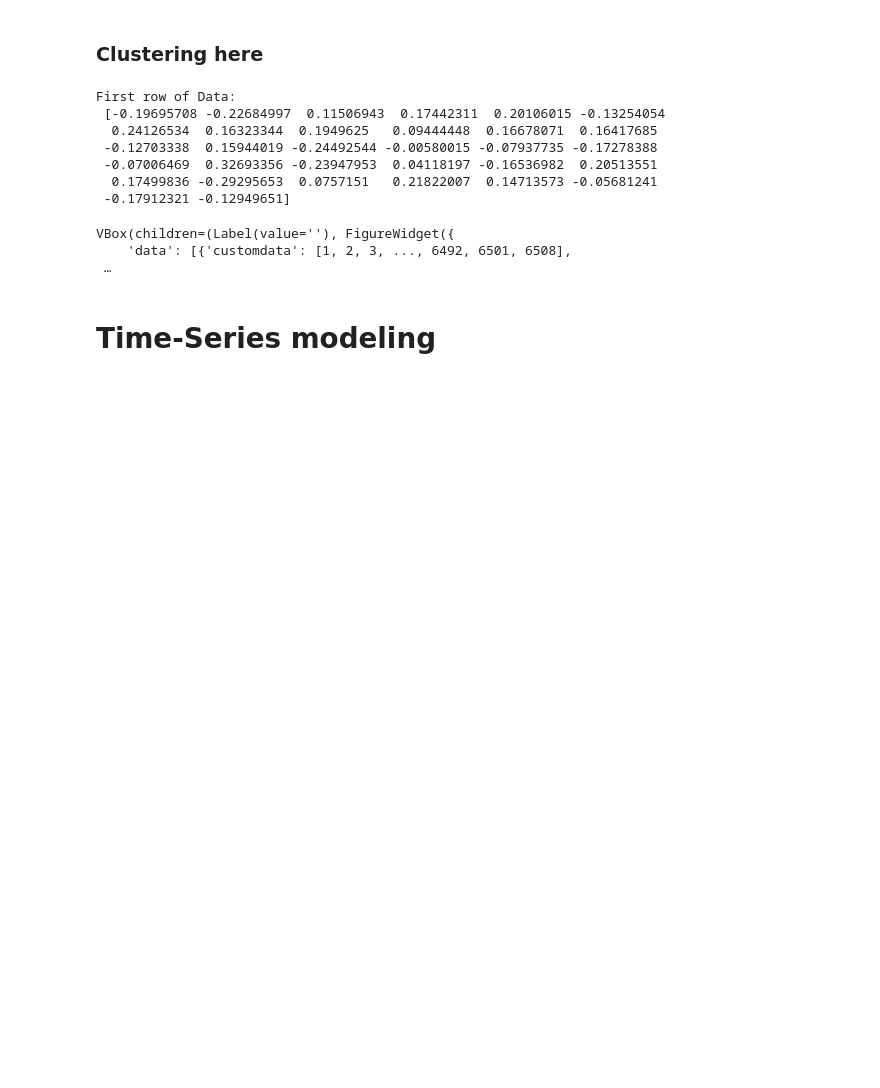
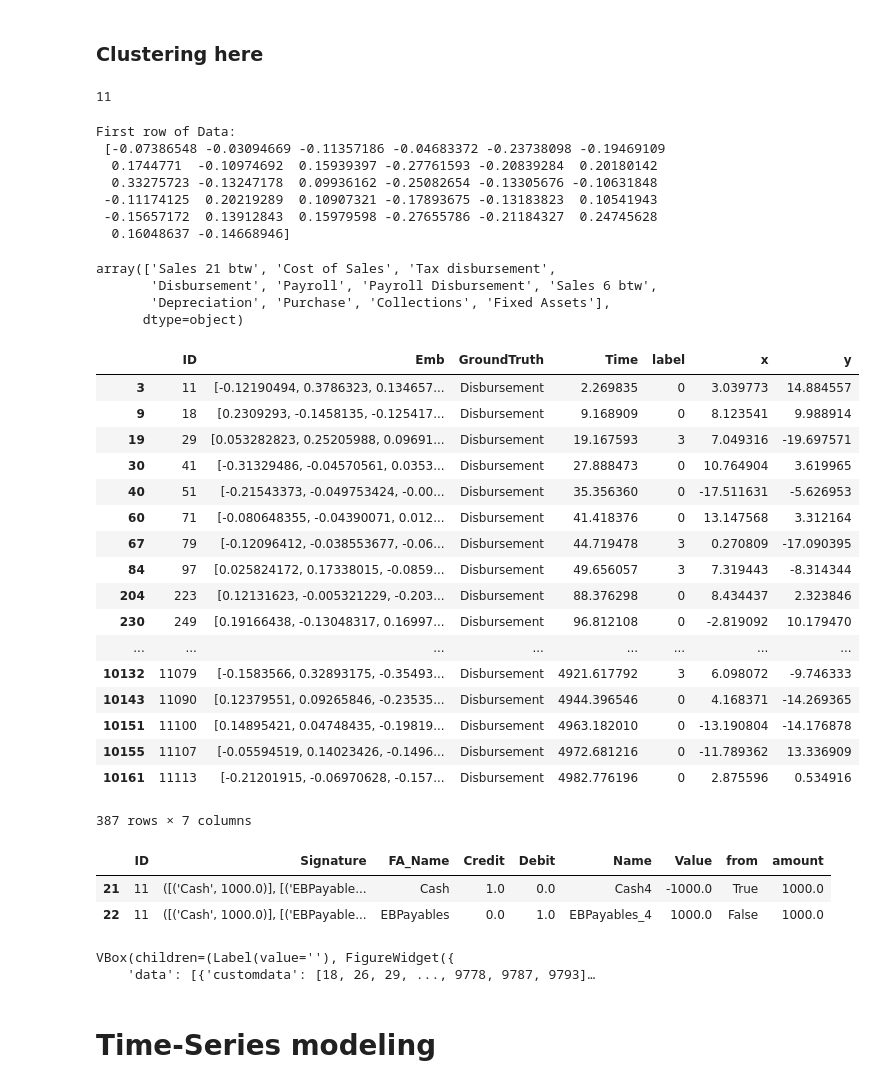
Before and after one commit to AlexWorldD/NetEmbs, a Jupyter notebook: InteractiveVis_v2.ipynb, the cells around one changed output. Cells and saved outputs as stored; diff of their text form; code cells hidden in the pictures; blank space fills up the shorter version.

Commit message:
data simulation - fixed.

```diff
--- a/InteractiveVis_v2.ipynb
+++ b/InteractiveVis_v2.ipynb
@@ -49,7 +49,8 @@ MODE = "SimulatedData"
 
 
 if MODE == "SimulatedData":
-    EMBS_PATH = "Simulation_versionMetaDiff_directionCOMBI_walks30_pressure30_window3/TFsteps100000batch64_emb32/"
+    EMBS_PATH = "RefactoringExperiments_versionMetaDiff_directionCOMBI_walks30_pressure30_window3/TFsteps100000batch64_emb32/"
+#     EMBS_PATH = "Simulation_versionMetaDiff_directionCOMBI_walks30_pressure30_window3/TFsteps100000batch64_emb32/"
     embs = pd.read_pickle(EMBS_PATH+"cache/Embeddings.pkl")
     print("Embeddings have been uploaded to memory!")
     d = upload_data("Simulation/FSN_Data.db", limit=None)
@@ -195,14 +199,18 @@ def getColors_Markers(keys, cm="tab10", n_color=10, markers = ["circle", "diamon
     return color_map, marker_map
 # %% [markdown]
 ### Clustering here
+# %%
+embs.GroundTruth.nunique()
+# %% [output]
+11
 # %%
-N_CLS = 8
+N_CLS = 11
 embs = dim_reduction(cl_Agglomerative(embs, N_CLS))
 # %% [output]
 First row of Data:
- [-0.19695708 -0.22684997  0.11506943  0.17442311  0.20106015 -0.13254054
-  0.24126534  0.16323344  0.1949625   0.09444448  0.16678071  0.16417685
- -0.12703338  0.15944019 -0.24492544 -0.00580015 -0.07937735 -0.17278388
- -0.07006469  0.32693356 -0.23947953  0.04118197 -0.16536982  0.20513551
-  0.17499836 -0.29295653  0.0757151   0.21822007  0.14713573 -0.05681241
- -0.17912321 -0.12949651]
+ [-0.07386548 -0.03094669 -0.11357186 -0.04683372 -0.23738098 -0.19469109
+  0.1744771  -0.10974692  0.15939397 -0.27761593 -0.20839284  0.20180142
+  0.33275723 -0.13247178  0.09936162 -0.25082654 -0.13305676 -0.10631848
+ -0.11174125  0.20219289  0.10907321 -0.17893675 -0.13183823  0.10541943
+ -0.15657172  0.13912843  0.15979598 -0.27655786 -0.21184327  0.24745628
+  0.16048637 -0.14668946]
@@ -209,3 +223,37 @@ First row of Data:
+# %%
+embs.GroundTruth.unique()
+# %% [output]
+array(['Sales 21 btw', 'Cost of Sales', 'Tax disbursement',
+       'Disbursement', 'Payroll', 'Payroll Disbursement', 'Sales 6 btw',
+       'Depreciation', 'Purchase', 'Collections', 'Fixed Assets'],
+      dtype=object)
+# %%
+embs[embs["GroundTruth"]=="Disbursement"]
+# %% [output]
+|  | ID | Emb | GroundTruth | Time | label | x | y |
+| 3 | 11 | [-0.12190494, 0.3786323, 0.134657... | Disbursement | 2.269835 | 0 | 3.039773 | 14.884557 |
+| 9 | 18 | [0.2309293, -0.1458135, -0.125417... | Disbursement | 9.168909 | 0 | 8.123541 | 9.988914 |
+| 19 | 29 | [0.053282823, 0.25205988, 0.09691... | Disbursement | 19.167593 | 3 | 7.049316 | -19.697571 |
+| 30 | 41 | [-0.31329486, -0.04570561, 0.0353... | Disbursement | 27.888473 | 0 | 10.764904 | 3.619965 |
+| 40 | 51 | [-0.21543373, -0.049753424, -0.00... | Disbursement | 35.356360 | 0 | -17.511631 | -5.626953 |
+| 60 | 71 | [-0.080648355, -0.04390071, 0.012... | Disbursement | 41.418376 | 0 | 13.147568 | 3.312164 |
+| 67 | 79 | [-0.12096412, -0.038553677, -0.06... | Disbursement | 44.719478 | 3 | 0.270809 | -17.090395 |
+| 84 | 97 | [0.025824172, 0.17338015, -0.0859... | Disbursement | 49.656057 | 3 | 7.319443 | -8.314344 |
+| 204 | 223 | [0.12131623, -0.005321229, -0.203... | Disbursement | 88.376298 | 0 | 8.434437 | 2.323846 |
+| 230 | 249 | [0.19166438, -0.13048317, 0.16997... | Disbursement | 96.812108 | 0 | -2.819092 | 10.179470 |
+| ... | ... | ... | ... | ... | ... | ... | ... |
+| 10132 | 11079 | [-0.1583566, 0.32893175, -0.35493... | Disbursement | 4921.617792 | 3 | 6.098072 | -9.746333 |
+| 10143 | 11090 | [0.12379551, 0.09265846, -0.23535... | Disbursement | 4944.396546 | 0 | 4.168371 | -14.269365 |
+| 10151 | 11100 | [0.14895421, 0.04748435, -0.19819... | Disbursement | 4963.182010 | 0 | -13.190804 | -14.176878 |
+| 10155 | 11107 | [-0.05594519, 0.14023426, -0.1496... | Disbursement | 4972.681216 | 0 | -11.789362 | 13.336909 |
+| 10161 | 11113 | [-0.21201915, -0.06970628, -0.157... | Disbursement | 4982.776196 | 0 | 2.875596 | 0.534916 |
+387 rows × 7 columns
+# %%
+d[d["ID"]==11]
+# %% [output]
+|  | ID | Signature | FA_Name | Credit | Debit | Name | Value | from | amount |
+| 21 | 11 | ([('Cash', 1000.0)], [('EBPayable... | Cash | 1.0 | 0.0 | Cash4 | -1000.0 | True | 1000.0 |
+| 22 | 11 | ([('Cash', 1000.0)], [('EBPayable... | EBPayables | 0.0 | 1.0 | EBPayables_4 | 1000.0 | False | 1000.0 |
 # %%
 # TODO before visualization one has to use t-SNE!
 # Label text
@@ -234,9 +282,9 @@ t = go.FigureWidget([go.Table(
                             height=400))
 # Scatter plot
 N_COLORS = 10
-WORD_CLOUD_LABEL = "FA_Name"
-# LEGEND_TITLE = "GroundTruth"
-LEGEND_TITLE = "label"
+# WORD_CLOUD_LABEL = "FA_Name"
+LEGEND_TITLE = "GroundTruth"
+# LEGEND_TITLE = "label"
 tmp_p_see = None
 # For selection via multiple traces... stupid way.
 indexes = []
@@ -318,8 +366,7 @@ f_scatter = interactiveScatter(embs, d, LEGEND_TITLE)
 VBox([description, f_scatter, t, wordCloudsOutput])
 # %% [output]
 VBox(children=(Label(value=''), FigureWidget({
-    'data': [{'customdata': [1, 2, 3, ..., 6492, 6501, 6508],
- …
+    'data': [{'customdata': [18, 26, 29, ..., 9778, 9787, 9793]…
 # %%
 # import sklearn
 # sklearn.metrics.pairwise.cosine_similarity(embs[embs.ID==10].Emb.values[0].reshape(1,-1),
```
Also changed, not shown: parts of 13 cells of this notebook, 11 other files.
